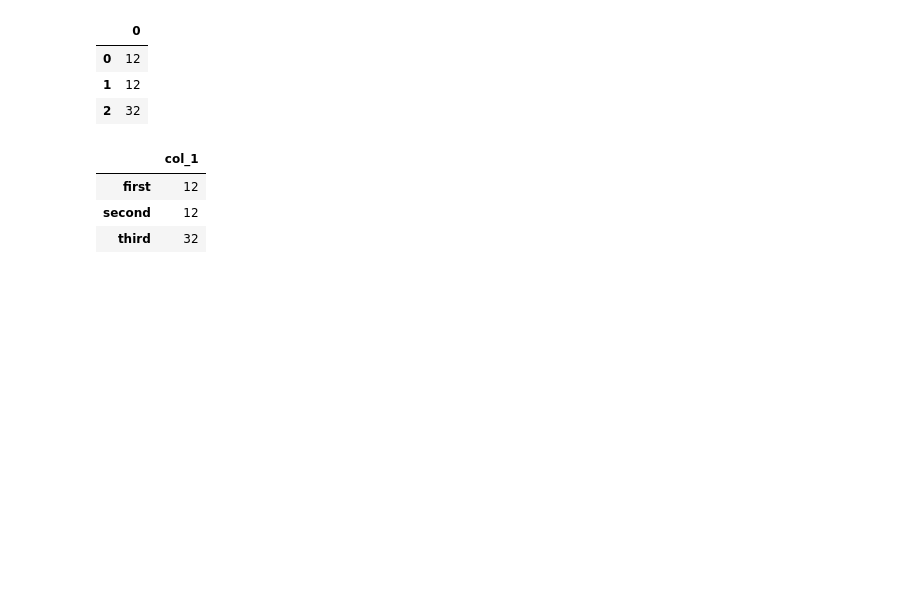
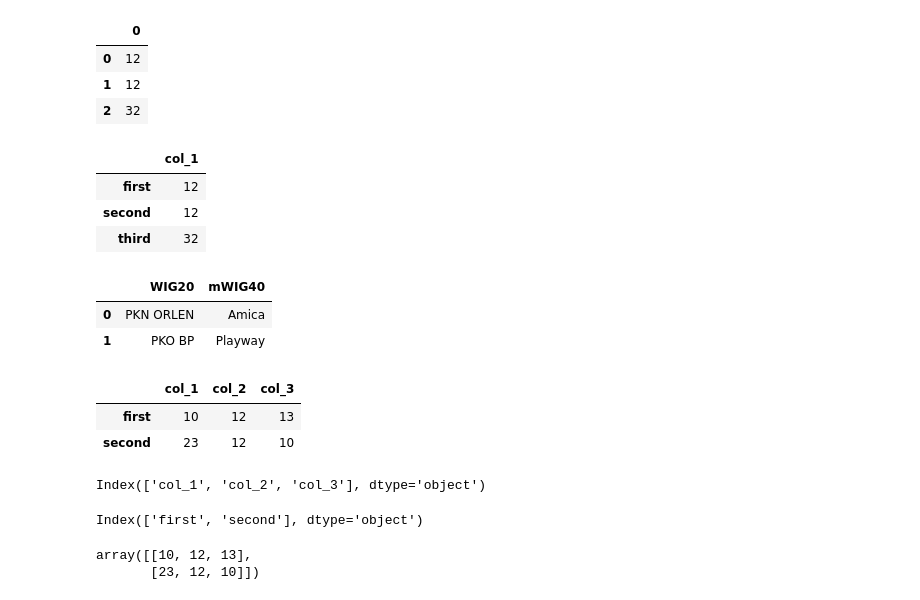
Before and after one commit to JotJaw/data-science-bootcamp, a Jupyter notebook: 02_analiza_danych/01_pandas_intro.ipynb, the cells around one changed output. Drawn from its saved outputs; the diff is of its cells as text; code cells hidden in the pictures; blank space fills up the shorter version.

```diff
--- a/02_analiza_danych/01_pandas_intro.ipynb
+++ b/02_analiza_danych/01_pandas_intro.ipynb
@@ -289,3 +289,31 @@ df
 | first | 12 |
 | second | 12 |
 | third | 32 |
+# %%
+df = pd.DataFrame(data={'WIG20':['PKN ORLEN','PKO BP'],
+                        'mWIG40': ['Amica', 'Playway']})
+df
+# %% [output]
+|  | WIG20 | mWIG40 |
+| 0 | PKN ORLEN | Amica |
+| 1 | PKO BP | Playway |
+# %%
+df = pd.DataFrame(data=[[10,12,13],[23,12,10]], index=['first','second'], columns=['col_1','col_2','col_3'])
+df
+# %% [output]
+|  | col_1 | col_2 | col_3 |
+| first | 10 | 12 | 13 |
+| second | 23 | 12 | 10 |
+# %%
+df.columns
+# %% [output]
+Index(['col_1', 'col_2', 'col_3'], dtype='object')
+# %%
+df.index
+# %% [output]
+Index(['first', 'second'], dtype='object')
+# %%
+df.values
+# %% [output]
+array([[10, 12, 13],
+       [23, 12, 10]])
```
Also changed, not shown: parts of 19 cells of this notebook.
